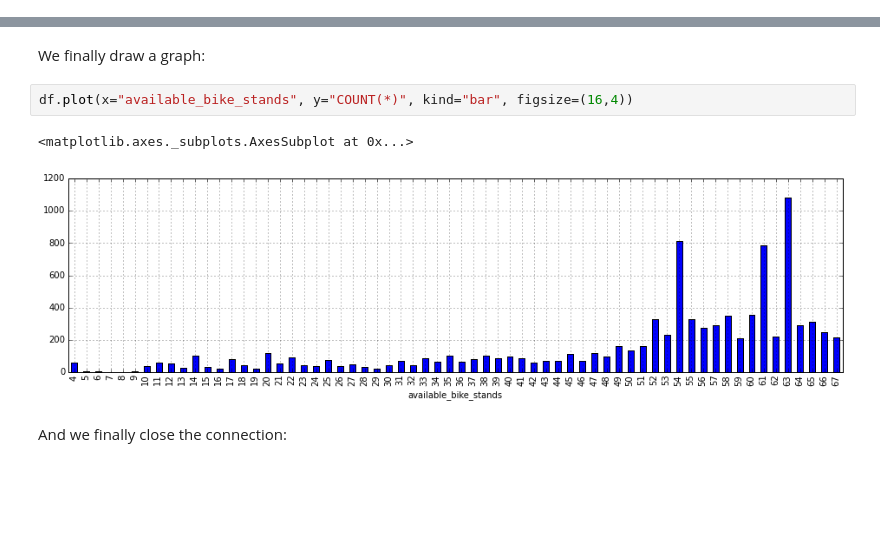
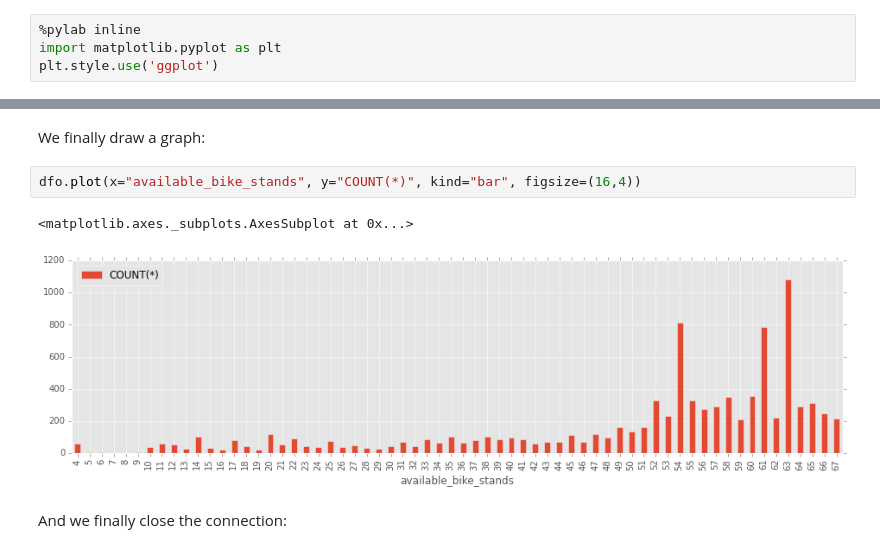
Before and after one commit to sdpython/pyensae, a Jupyter notebook: _doc/notebooks/pyensae_sql_magic.ipynb, the cells around one changed output, grey strips where cells are left out. Saved outputs shown, nothing was run; the diff lists cells and outputs as text; blank space fills up the shorter version.

```diff
--- a/_doc/notebooks/pyensae_sql_magic.ipynb
+++ b/_doc/notebooks/pyensae_sql_magic.ipynb
@@ -6,0 +3,4 @@ Populating the interactive namespace from numpy and matplotlib
+# %%
+%pylab inline
+import matplotlib.pyplot as plt
+plt.style.use('ggplot')
@@ -173,10 +196,10 @@ NbImage("dbcc.png")
 # %% [markdown]
 We finally draw a graph:
 # %%
-df.plot(x="available_bike_stands", y="COUNT(*)", kind="bar", figsize=(16,4))
+dfo.plot(x="available_bike_stands", y="COUNT(*)", kind="bar", figsize=(16,4))
 # %% [output]
 <matplotlib.axes._subplots.AxesSubplot at 0x...>
-[figure, old version]
+[figure, new version]
 # %% [markdown]
 And we finally close the connection:
 # %%
```
Also changed, not shown: parts of 15 cells of this notebook, 6 other files.
